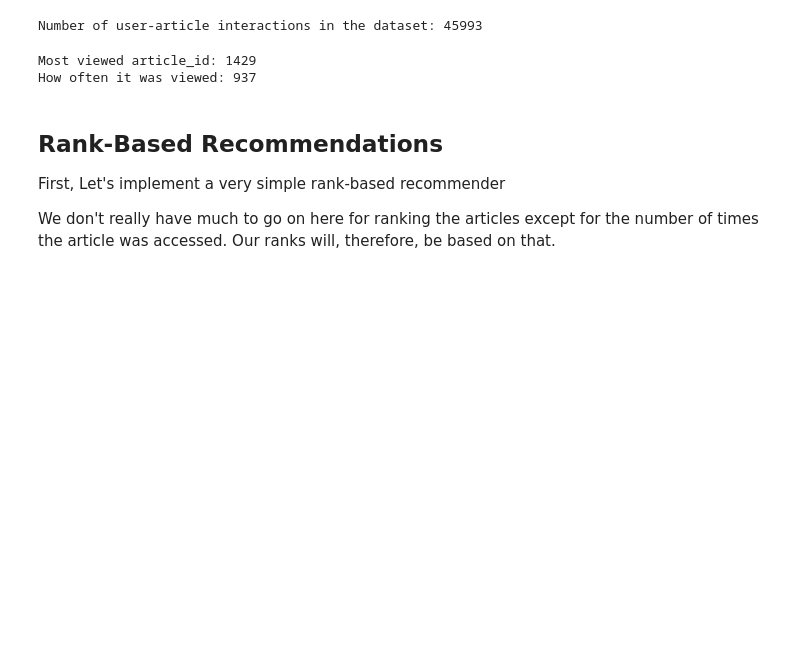
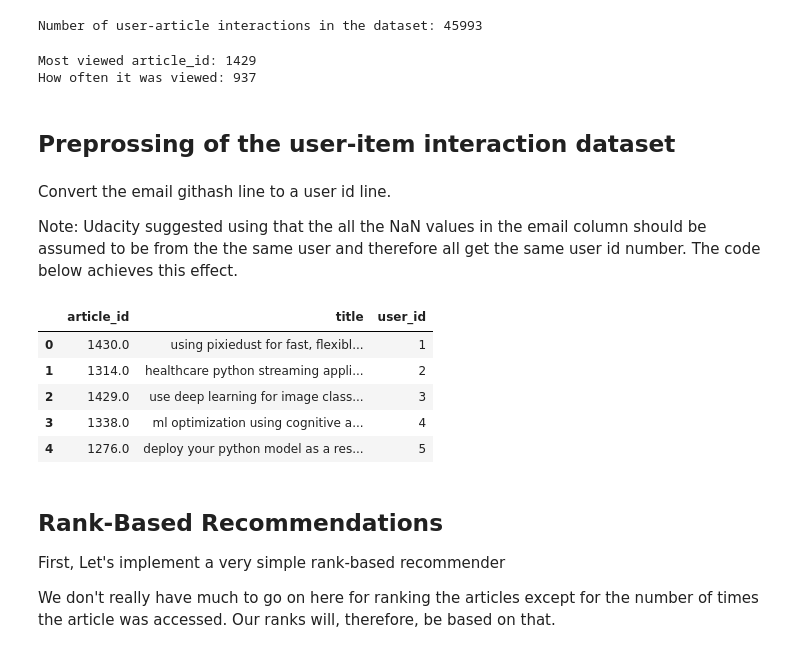
Before and after one commit to FergusOBoyle/recommender-project, a Jupyter notebook: article_recommender.ipynb, the cells around one changed output. Drawn from its saved outputs; the diff is of its cells as text; code cells hidden in the pictures; blank space fills up the shorter version.

```diff
--- a/article_recommender.ipynb
+++ b/article_recommender.ipynb
@@ -141,6 +143,41 @@ print("How often it was viewed:", max_counts)
 # %% [output]
 Most viewed article_id: 1429
 How often it was viewed: 937
+# %% [markdown]
+## Preprossing of the user-item interaction dataset
+# %% [markdown]
+Convert the email githash line to a user id line.
+
+Note: Udacity suggested using that the all the NaN values in the email column should be assumed to be from the the same user and therefore all get the same user id number. The code below achieves this effect.
+# %%
+coded_dict = dict()
+user_increment = 1
+email_encoded = []
+
+for val in df_user_item['email']:
+    #If this is the first time we encounter the email githash
+    if val not in coded_dict:
+        coded_dict[val] = user_increment
+        user_increment+=1
+    #Add the user id
+    email_encoded.append(coded_dict[val])
+
+del df_user_item['email']
+df_user_item['user_id'] = email_encoded
+# %%
+#Udacity specifies that the article_id needs to be of type string. I'm not sure why that is...
+#but I make the change here so that any tests they do will pass.
+
+df_user_item['article_id'] = df_user_item['article_id'].astype(str)
+# %%
+df_user_item.head()
+# %% [output]
+|  | article_id | title | user_id |
+| 0 | 1430.0 | using pixiedust for fast, flexibl... | 1 |
+| 1 | 1314.0 | healthcare python streaming appli... | 2 |
+| 2 | 1429.0 | use deep learning for image class... | 3 |
+| 3 | 1338.0 | ml optimization using cognitive a... | 4 |
+| 4 | 1276.0 | deploy your python model as a res... | 5 |
 # %% [markdown]
 ## Rank-Based Recommendations
 
```
Also changed, not shown: parts of 16 cells of this notebook.
